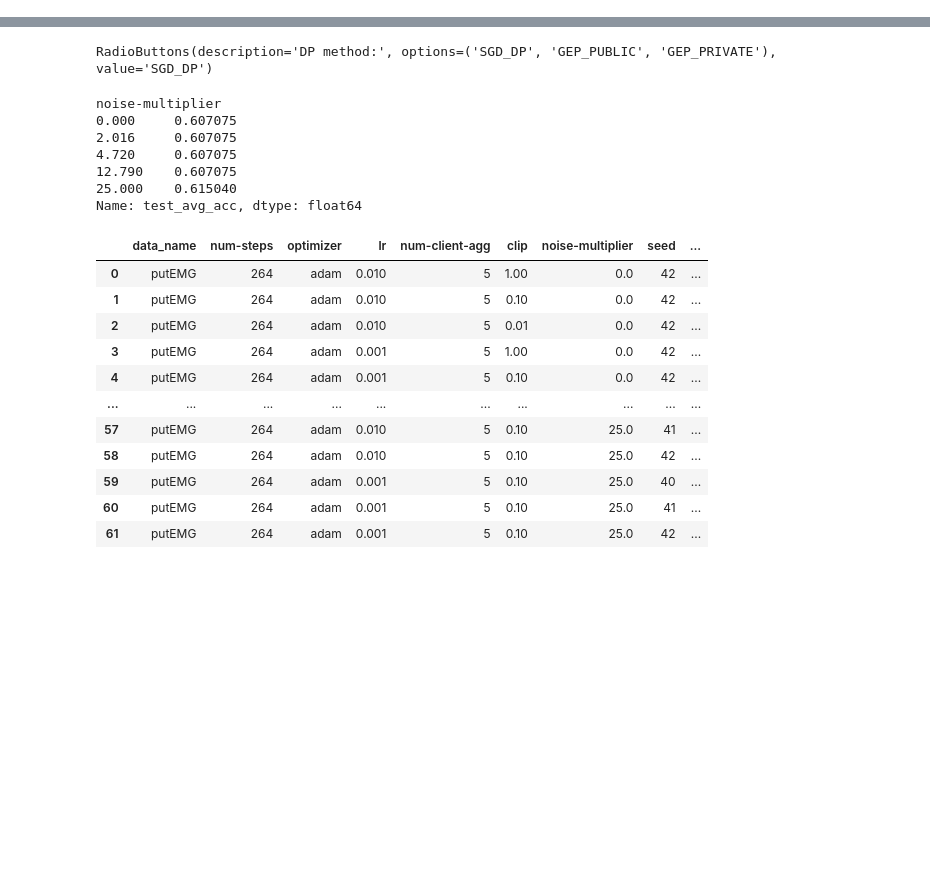
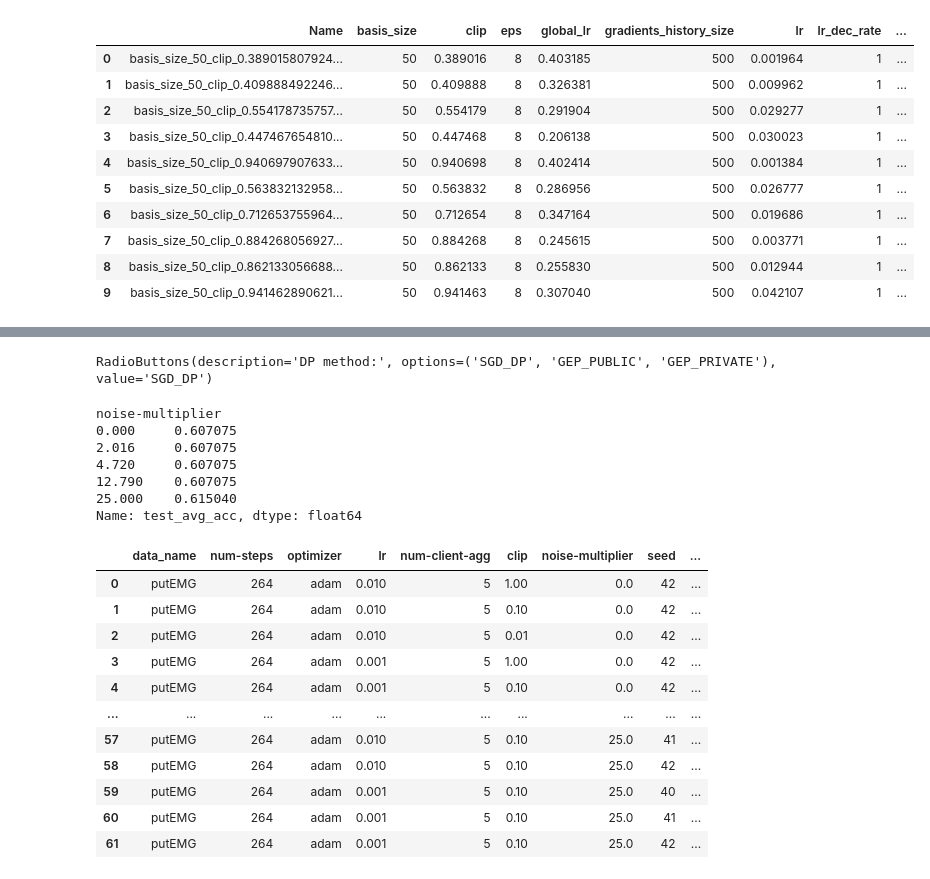
Before and after one commit to moshebeutel/fed_trainers, a Jupyter notebook: notebooks/experiment_analysis.ipynb, the cells around one changed output, grey strips where cells are left out. Drawn from its saved outputs; the diff is of its cells as text; code cells hidden in the pictures; blank space fills up the shorter version.

```diff
--- a/notebooks/experiment_analysis.ipynb
+++ b/notebooks/experiment_analysis.ipynb
@@ -35 +39,15 @@ df
+# %%
+df[df['test_acc'] > 0.21]
+# %% [output]
+|  | Name | basis_size | clip | eps | global_lr | gradients_history_size | lr | lr_dec_rate | ... |
+| 0 | basis_size_50_clip_0.389015807924... | 50 | 0.389016 | 8 | 0.403185 | 500 | 0.001964 | 1 | ... |
+| 1 | basis_size_50_clip_0.409888492246... | 50 | 0.409888 | 8 | 0.326381 | 500 | 0.009962 | 1 | ... |
+| 2 | basis_size_50_clip_0.554178735757... | 50 | 0.554179 | 8 | 0.291904 | 500 | 0.029277 | 1 | ... |
+| 3 | basis_size_50_clip_0.447467654810... | 50 | 0.447468 | 8 | 0.206138 | 500 | 0.030023 | 1 | ... |
+| 4 | basis_size_50_clip_0.940697907633... | 50 | 0.940698 | 8 | 0.402414 | 500 | 0.001384 | 1 | ... |
+| 5 | basis_size_50_clip_0.563832132958... | 50 | 0.563832 | 8 | 0.286956 | 500 | 0.026777 | 1 | ... |
+| 6 | basis_size_50_clip_0.712653755964... | 50 | 0.712654 | 8 | 0.347164 | 500 | 0.019686 | 1 | ... |
+| 7 | basis_size_50_clip_0.884268056927... | 50 | 0.884268 | 8 | 0.245615 | 500 | 0.003771 | 1 | ... |
+| 8 | basis_size_50_clip_0.862133056688... | 50 | 0.862133 | 8 | 0.255830 | 500 | 0.012944 | 1 | ... |
+| 9 | basis_size_50_clip_0.941462890621... | 50 | 0.941463 | 8 | 0.307040 | 500 | 0.042107 | 1 | ... |
 # %%
```
Also changed, not shown: parts of 9 cells of this notebook, 8 other files.
